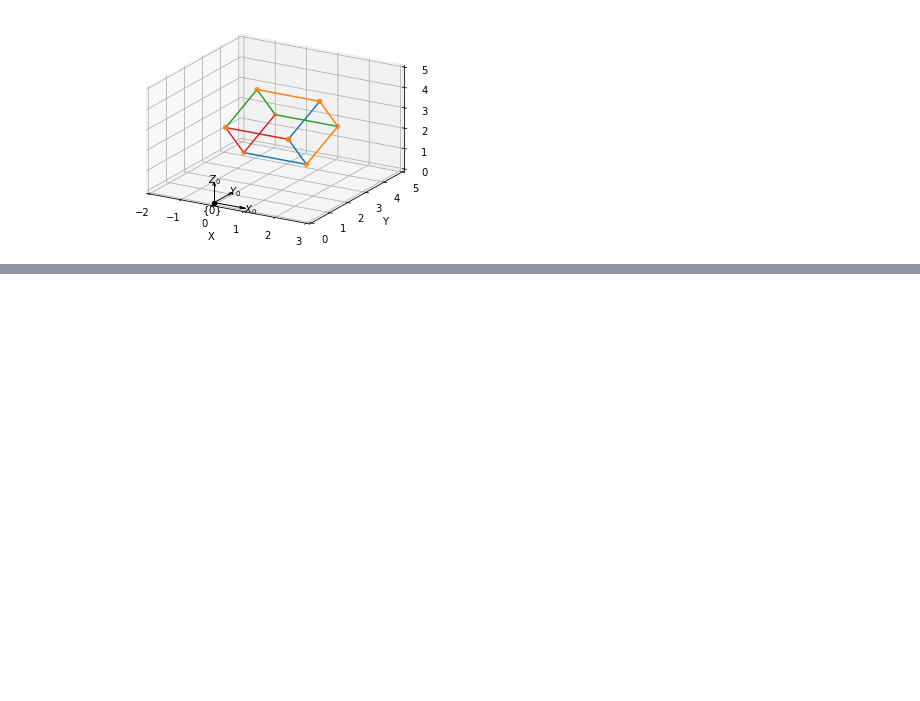
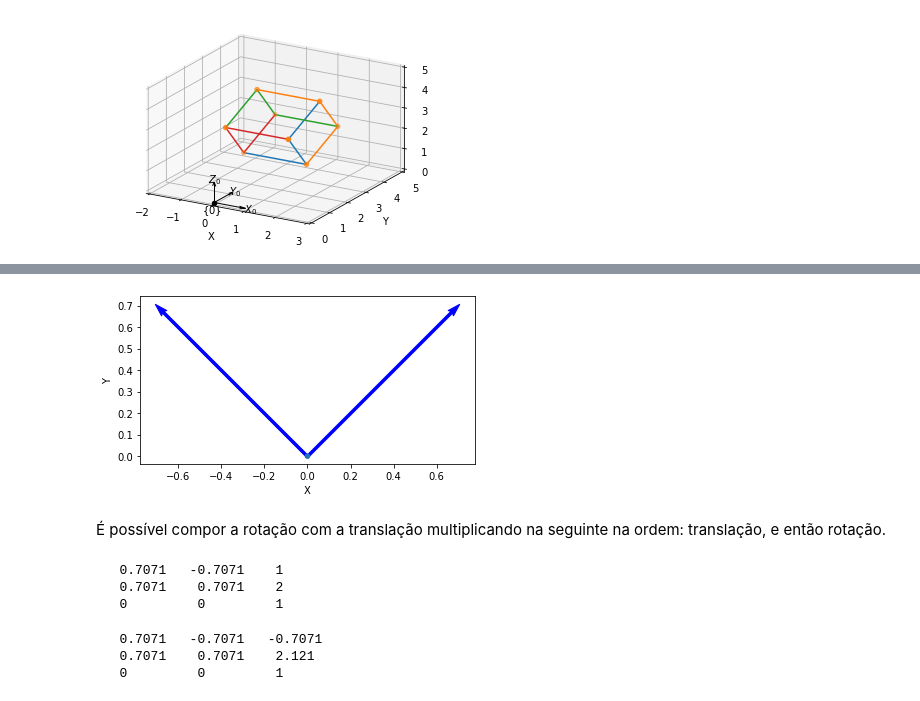
Before and after one commit to vgrassi/sel0634, a Jupyter notebook: sel634_aula1.ipynb, the cells around one changed output, grey strips where cells are left out. Saved outputs shown, nothing was run; the diff lists cells and outputs as text; code cells hidden in the pictures; blank space fills up the shorter version.

```diff
--- a/sel634_aula1.ipynb
+++ b/sel634_aula1.ipynb
@@ -377,0 +444,23 @@ plot_cubo(Q,grafico)
+# %%
+plt.figure()
+T2.plot()
+# %% [output]
+[figure, added]
+# %% [markdown]
+É possível compor a rotação com a translação multiplicando na seguinte na ordem:
+translação, e então rotação.
+# %%
+T3 = T*T2
+T3
+# %% [output]
+   0.7071   -0.7071    1
+   0.7071    0.7071    2
+   0         0         1
+# %%
+
+T4 = T2*T
+T4
+# %% [output]
+   0.7071   -0.7071   -0.7071
+   0.7071    0.7071    2.121
+   0         0         1
```
Also changed, not shown: parts of 62 cells of this notebook.
